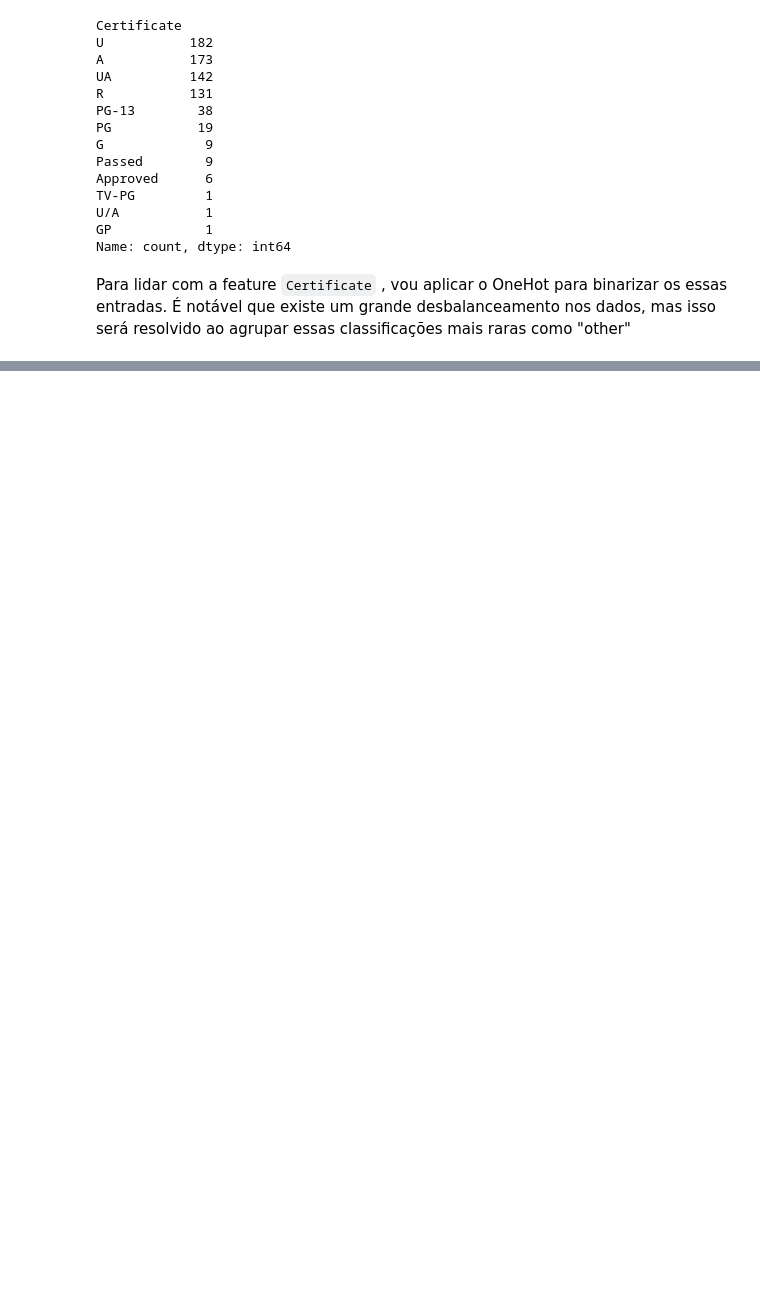
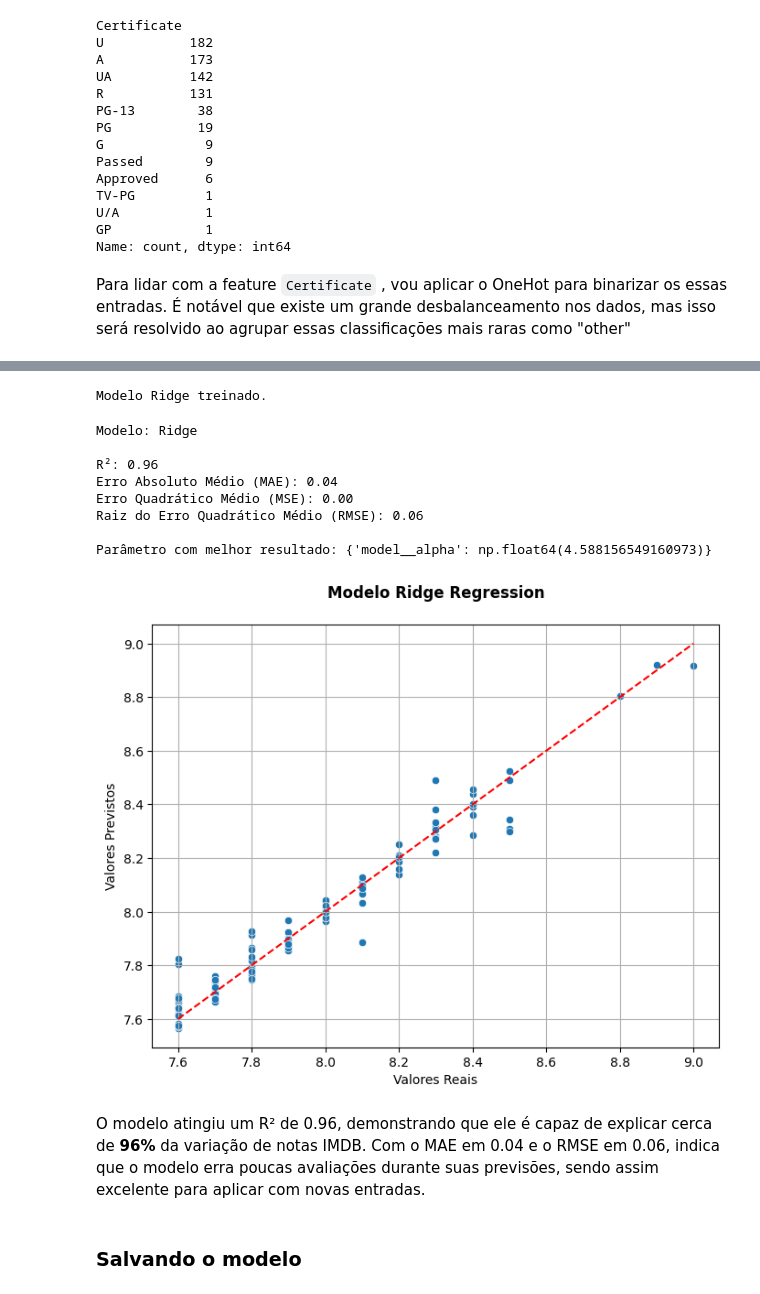
Before and after one commit to Mustasheep/LH-CD-THIAGO-DE-ASSIS, a Jupyter notebook: notebooks/desafio_indicium.ipynb, the cells around one changed output, grey strips where cells are left out. Drawn from its saved outputs; the diff is of its cells as text; code cells hidden in the pictures; blank space fills up the shorter version.

Commit message:
completado a modelagem, avaliação e a previsão com novas entradas

```diff
--- a/notebooks/desafio_indicium.ipynb
+++ b/notebooks/desafio_indicium.ipynb
@@ -610,2 +593,2 @@ Ao definir `PG` como `Others` , isso unifica demais classificações que possuem
 # %%
-colunas_alvo = ["Star1", "Star2", "Star3", "Star4"]
+df_ml = pd.get_dummies(df_ml, columns=['Certificate'], prefix='Cert', dtype=int)
@@ -627,0 +664,59 @@ Name: count, Length: 710, dtype: int64
+# %%
+from sklearn.compose import ColumnTransformer
+
+# Treinamento do modelo Ridge
+ridge_pipeline = Pipeline([
+    ("scaler", RobustScaler()),
+    ("model", Ridge())
+])
+
+ridge_params = {
+    "model__alpha": loguniform(0.01, 10),
+}
+
+ridge_model = RandomizedSearchCV(ridge_pipeline, ridge_params,
+                                  n_iter=100, cv=4, scoring="r2",
+                                  random_state=42, n_jobs=-1)
+ridge_model.fit(X_train, y_train)
+print("Modelo Ridge treinado.")
+# %% [output]
+Modelo Ridge treinado.
+# %%
+y_pred = ridge_model.predict(X_test)
+
+mae_ridge = mean_absolute_error(y_test, y_pred)
+mse_ridge = mean_squared_error(y_test, y_pred)
+rmse_ridge = np.sqrt(mse_ridge)
+r2_ridge = r2_score(y_test, y_pred)
+
+print("Modelo: Ridge\n")
+print(f"R²: {r2_ridge:.2f}")
+print(f"Erro Absoluto Médio (MAE): {mae_ridge:.2f}")
+print(f"Erro Quadrático Médio (MSE): {mse_ridge:.2f}")
+print(f"Raiz do Erro Quadrático Médio (RMSE): {rmse_ridge:.2f}")
+print(f"\nParâmetro com melhor resultado: {ridge_model.best_params_}")
+
+print("\n")
+plt.figure(figsize=(8, 6))
+sns.scatterplot(x=y_test, y=y_pred)
+plt.xlabel("Valores Reais")
+plt.ylabel("Valores Previstos")
+plt.title("Modelo Ridge Regression\n", fontweight='bold')
+
+plt.plot([min(y_test), max(y_test)], [min(y_test), max(y_test)], color='red', linestyle='--')
+plt.grid(True)
+plt.show()
+# %% [output]
+Modelo: Ridge
+
+R²: 0.96
+Erro Absoluto Médio (MAE): 0.04
+Erro Quadrático Médio (MSE): 0.00
+Raiz do Erro Quadrático Médio (RMSE): 0.06
+
+Parâmetro com melhor resultado: {'model__alpha': np.float64(4.588156549160973)}
+[figure, added]
+# %% [markdown]
+O modelo atingiu um R² de 0.96, demonstrando que ele é capaz de explicar cerca de **96%** da variação de notas IMDB. Com o MAE em 0.04 e o RMSE em 0.06, indica que o modelo erra poucas avaliações durante suas previsões, sendo assim excelente para aplicar com novas entradas.
+# %% [markdown]
+### Salvando o modelo
```
Also changed, not shown: parts of 27 cells of this notebook.
